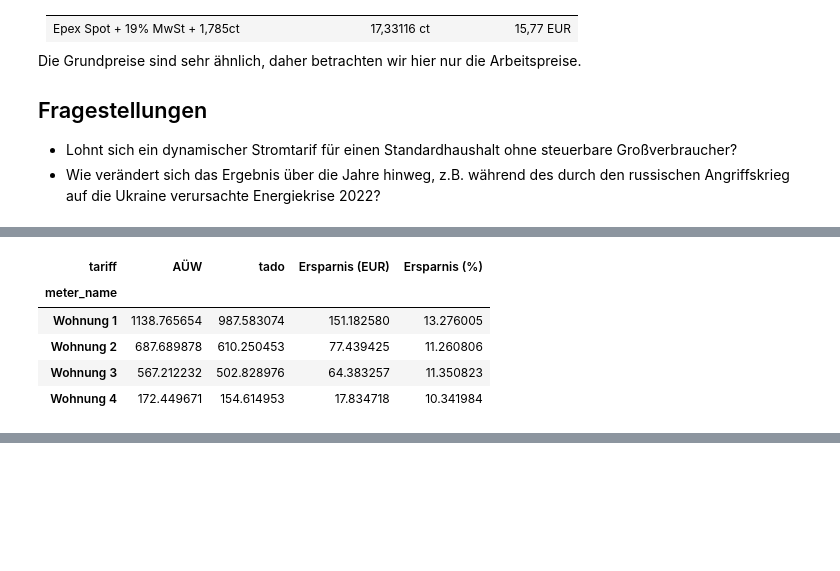
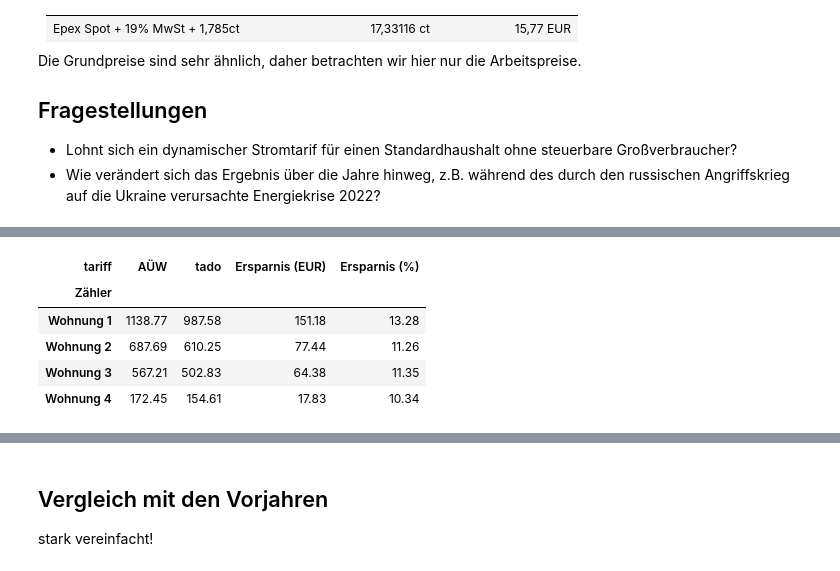
Before and after one commit to grst/dynamischer-stromtarif, a Jupyter notebook: dynamischer-stromtarif.ipynb, the cells around one changed output, grey strips where cells are left out. Cells and saved outputs as stored; diff of their text form; code cells hidden in the pictures; blank space fills up the shorter version.

```diff
--- a/dynamischer-stromtarif.ipynb
+++ b/dynamischer-stromtarif.ipynb
@@ -91,19 +96,24 @@ response = requests.get(url)
 data = response.json()
 
 # Convert JSON data to Pandas DataFrame
-hourly_price = pd.DataFrame(data['data'])
+hourly_price = pd.DataFrame(data["data"])
 
-hourly_price["start"] = pd.to_datetime(hourly_price["start_timestamp"], unit='ms')
+hourly_price["start"] = pd.to_datetime(hourly_price["start_timestamp"], unit="ms")
 hourly_price["end"] = pd.to_datetime(hourly_price["end_timestamp"], unit="ms")
 hourly_price["marketprice"], hourly_price["unit"] = hourly_price["marketprice"] / 1000, "EUR/kWh"
-hourly_price["start_day"] = hourly_price["start"].dt.strftime("%m-%d %H:%M:%S") # day without year (for inter-year comparison)
+hourly_price["start_day"] = hourly_price["start"].dt.strftime(
+    "%m-%d %H:%M:%S"
+)  # day without year (for inter-year comparison)
 hourly_price["real_price"] = hourly_price["marketprice"] * VAT + FIXED_FEE_PER_KWH
 
 # Load consumption data from table
-pulses_interval = pd.read_csv("./data/verbrauch_2024.csv")
+pulses_interval = pd.read_csv("./data/verbrauch_2024.csv").rename(columns={"meter_name": "Zähler"})
 pulses_interval["time"] = pd.to_datetime(pulses_interval["time"])
-pulses_interval["start_day"] = pulses_interval["time"].dt.strftime("%m-%d %H:%M:%S") # day without year (for inter-year comparison)
+pulses_interval["start_day"] = pulses_interval["time"].dt.strftime(
+    "%m-%d %H:%M:%S"
+)  # day without year (for inter-year comparison)
 # %%
+#| include: false
 # dynamic cost over the years
 
 for year in YEARS:
@@ -119,43 +129,46 @@ for year in YEARS:
         right_on="start_day",
     ).assign(cost=lambda x: (x["real_price"] / 1000) * x["Wh"])
 
-    tmp_monthly_cost = tmp_hourly_cost.groupby(["meter_name"]).apply(
+    tmp_monthly_cost = tmp_hourly_cost.groupby(["Zähler"]).apply(
         lambda x: x.set_index("time")["cost"].resample("MS").sum()
     )
-    tmp_yearly_cost = (
-        tmp_hourly_cost.loc[:, ["meter_name", "cost"]].groupby(["meter_name"]).sum()
-    )
+    tmp_yearly_cost = tmp_hourly_cost.loc[:, ["Zähler", "cost"]].groupby(["Zähler"]).sum()
 
     hourly_cost[f"tado_{year}"] = tmp_hourly_cost
     monthly_cost[f"tado_{year}"] = tmp_monthly_cost
     yearly_cost[f"tado_{year}"] = tmp_yearly_cost
 # %%
+#| include: false
 # fixed cost
-tmp_hourly_cost = pulses_interval.merge(hourly_price, how="inner", validate="many_to_one", left_on="time", right_on = "start").assign(
-    cost = lambda x: (x["Wh"] / 1000) * FEE_PER_KWH
+tmp_hourly_cost = pulses_interval.merge(
+    hourly_price, how="inner", validate="many_to_one", left_on="time", right_on="start"
+).assign(cost=lambda x: (x["Wh"] / 1000) * FEE_PER_KWH)
+tmp_monthly_cost = tmp_hourly_cost.groupby(["Zähler"]).apply(
+    lambda x: x.set_index("time")["cost"].resample("MS").sum()
 )
-tmp_monthly_cost = tmp_hourly_cost.groupby(["meter_name"]).apply(lambda x: x.set_index("time")["cost"].resample("MS").sum())
-tmp_yearly_cost = tmp_hourly_cost.loc[:, ["meter_name", "cost"]].groupby(["meter_name"]).sum()
+tmp_yearly_cost = tmp_hourly_cost.loc[:, ["Zähler", "cost"]].groupby(["Zähler"]).sum()
 
-hourly_cost["AÜW_2024"]= tmp_hourly_cost
+hourly_cost["AÜW_2024"] = tmp_hourly_cost
 monthly_cost["AÜW_2024"] = tmp_monthly_cost
 yearly_cost["AÜW_2024"] = tmp_yearly_cost
 # %%
-yearly_cost_df =pd.concat([df.assign(tariff=k.split("_")[0]) for k, df in yearly_cost.items() if "2024" in k]).sort_values(["meter_name", "tariff"])
+yearly_cost_df = pd.concat(
+    [df.assign(tariff=k.split("_")[0]) for k, df in yearly_cost.items() if "2024" in k]
+).sort_values(["Zähler", "tariff"])
 # %%
-yearly_cost_df.pivot_table(values="cost", columns="tariff", index="meter_name").assign(
+yearly_cost_df.pivot_table(values="cost", columns="tariff", index="Zähler").assign(
     **{
         "Ersparnis (EUR)": lambda x: -(x["tado"] - x["AÜW"]),
         "Ersparnis (%)": lambda x: (1 - x["tado"] / x["AÜW"]) * 100,
     }
-)
+).style.format('{:.2f}')
 # %% [output]
 | tariff | AÜW | tado | Ersparnis (EUR) | Ersparnis (%) |
-| meter_name |  |  |  |  |
-| Wohnung 1 | 1138.765654 | 987.583074 | 151.182580 | 13.276005 |
-| Wohnung 2 | 687.689878 | 610.250453 | 77.439425 | 11.260806 |
-| Wohnung 3 | 567.212232 | 502.828976 | 64.383257 | 11.350823 |
-| Wohnung 4 | 172.449671 | 154.614953 | 17.834718 | 10.341984 |
+| Zähler |  |  |  |  |
+| Wohnung 1 | 1138.77 | 987.58 | 151.18 | 13.28 |
+| Wohnung 2 | 687.69 | 610.25 | 77.44 | 11.26 |
+| Wohnung 3 | 567.21 | 502.83 | 64.38 | 11.35 |
+| Wohnung 4 | 172.45 | 154.61 | 17.83 | 10.34 |
 # %%
 monthly_cost_df = (
     pd.concat([df.assign(tariff=k.split("_")[0]) for k, df in monthly_cost.items() if "2024" in k])
@@ -172,2 +185,6 @@ hv.Table(monthly_cost_df, ["tariff", "meter_name", "month"], ["cost"]).to.bars(
 # %% [output]
 [interactive output not drawn]
+# %% [markdown]
+## Vergleich mit den Vorjahren
+
+stark vereinfacht!
```
Also changed, not shown: parts of 10 cells of this notebook, 1 other file.
